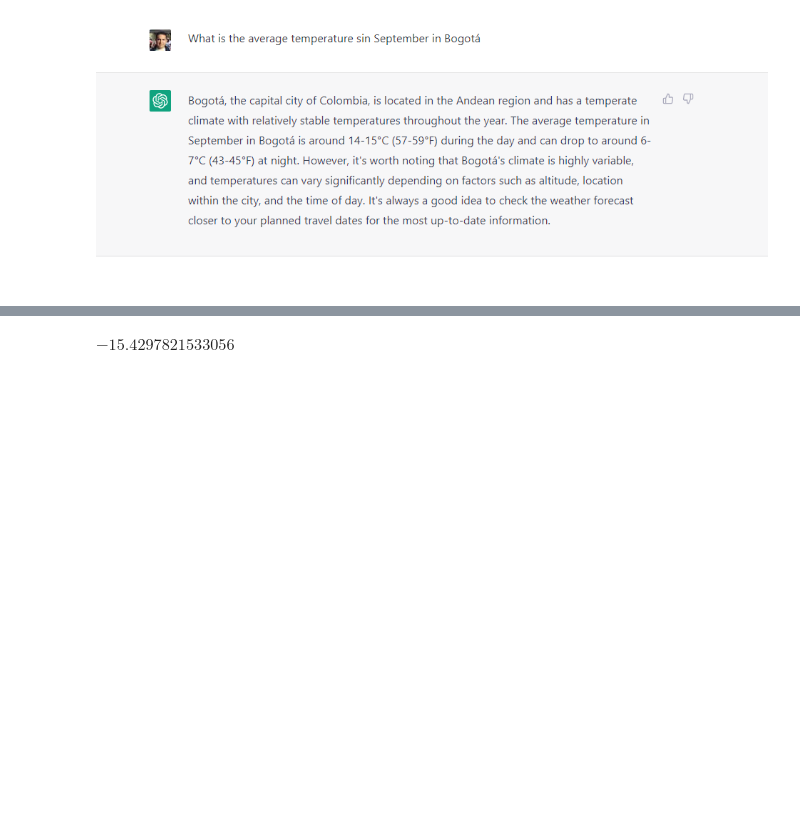
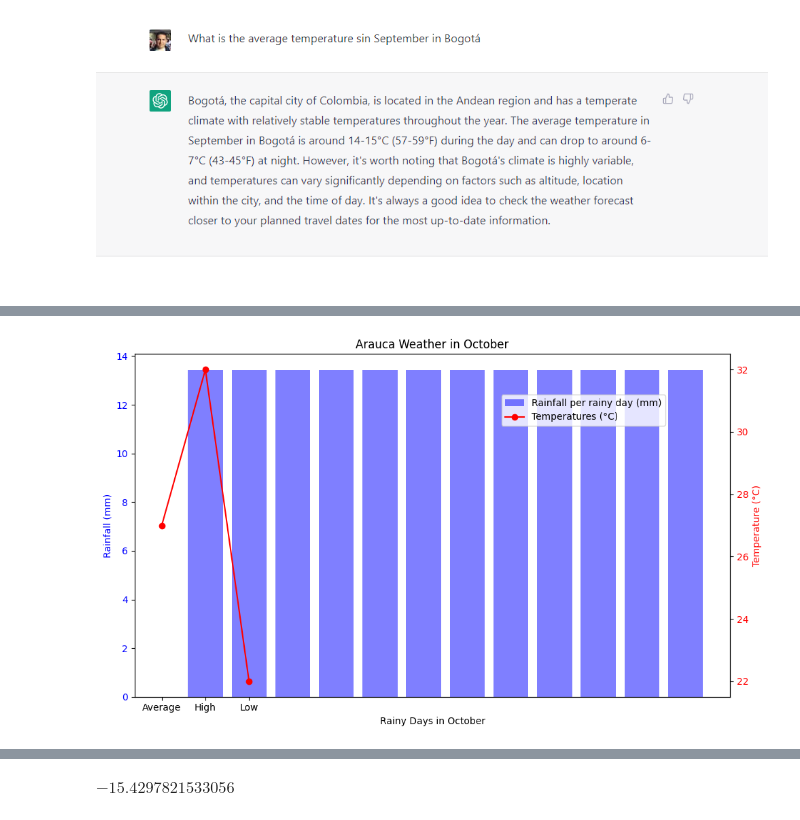
Before and after one commit to javiierbarco/MetNumUN2024II, a Jupyter notebook: Lab 4/wbarcoSymPyLab4.ipynb, the cells around one changed output, grey strips where cells are left out. Saved outputs shown, nothing was run; the diff lists cells and outputs as text; code cells hidden in the pictures; blank space fills up the shorter version.

```diff
--- a/Lab 4/wbarcoSymPyLab4.ipynb
+++ b/Lab 4/wbarcoSymPyLab4.ipynb
@@ -196,0 +234,31 @@ and post the answer screenshoot.
+# %%
+import matplotlib.pyplot as plt
+
+# Data for Arauca's October weather
+days = list(range(1, 13))  # Days of rain
+temps = [27, 32, 22]  # Average, high, and low temperatures
+rainfall = 161  # mm
+
+# Prepare the chart
+fig, ax1 = plt.subplots(figsize=(10, 6))
+
+# Plot temperatures
+ax1.bar(days, [rainfall / len(days)] * len(days), color='blue', alpha=0.5, label='Rainfall per rainy day (mm)')
+ax1.set_xlabel('Rainy Days in October')
+ax1.set_ylabel('Rainfall (mm)', color='blue')
+ax1.tick_params(axis='y', labelcolor='blue')
+
+# Secondary y-axis for temperature data
+ax2 = ax1.twinx()
+ax2.plot(["Average", "High", "Low"], temps, marker='o', color='red', label='Temperatures (°C)')
+ax2.set_ylabel('Temperature (°C)', color='red')
+ax2.tick_params(axis='y', labelcolor='red')
+
+# Title and legend
+plt.title('Arauca Weather in October')
+fig.legend(loc='upper right', bbox_to_anchor=(0.85, 0.85))
+
+plt.tight_layout()
+plt.show()
+# %% [output]
+[figure, added]
```
Also changed, not shown: parts of 17 cells of this notebook.
